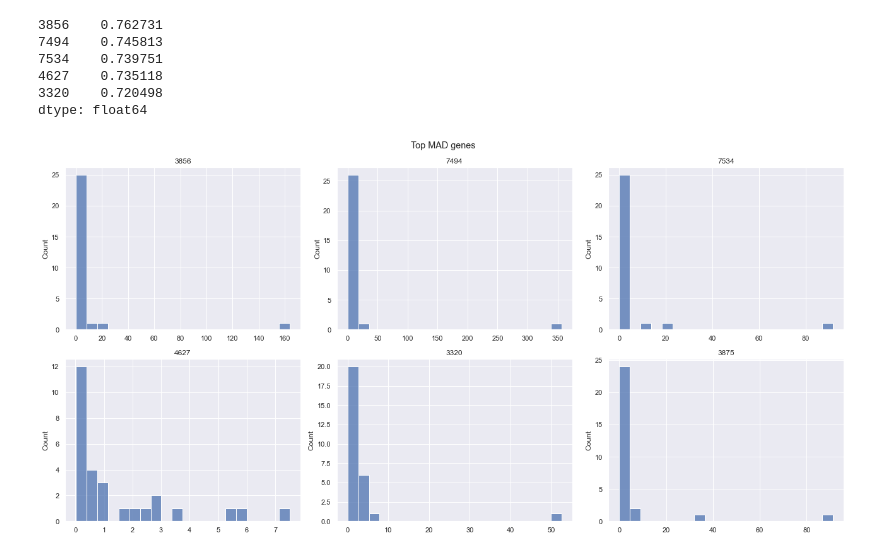
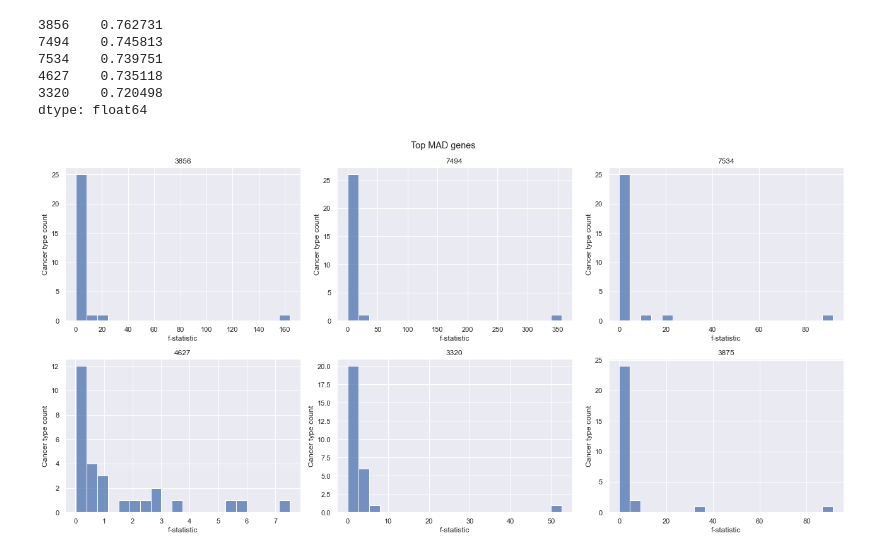
Before and after one commit to greenelab/pancancer-evaluation, a Jupyter notebook: 01_stratified_classification/plot_univariate_f_dists.ipynb, the cells around one changed output. Drawn from its saved outputs; the diff is of its cells as text; code cells hidden in the pictures.

```diff
--- a/01_stratified_classification/plot_univariate_f_dists.ipynb
+++ b/01_stratified_classification/plot_univariate_f_dists.ipynb
@@ -274,6 +276,8 @@ for ix, gene_to_plot in enumerate(genes_to_plot):
     dist_df = f_df.loc[gene_to_plot, :]
     sns.histplot(dist_df.values, ax=ax, bins=20)
     ax.set_title(gene_to_plot)
+    ax.set_xlabel('f-statistic')
+    ax.set_ylabel('Cancer type count')
 
 plt.suptitle('Top median f-test genes')
 plt.tight_layout()
@@ -306,6 +310,8 @@ for ix, gene_to_plot in enumerate(genes_to_plot):
     dist_df = f_df.loc[gene_to_plot, :]
     sns.histplot(dist_df.values, ax=ax, bins=20)
     ax.set_title(gene_to_plot)
+    ax.set_xlabel('f-statistic')
+    ax.set_ylabel('Cancer type count')
 
 plt.suptitle('Top pan-cancer f-test genes')
 plt.tight_layout()
@@ -333,17 +339,19 @@ dtype: float64
 # %%
 sns.set({'figure.figsize': (18, 9)})
 sns.set_context('notebook')
 
 fig, axarr = plt.subplots(2, 3)
 
 genes_to_plot = mad_df.index[:6]
 for ix, gene_to_plot in enumerate(genes_to_plot):
     ax = axarr[ix // 3, ix % 3]
     dist_df = f_df.loc[gene_to_plot, :]
     sns.histplot(dist_df.values, ax=ax, bins=20)
     ax.set_title(gene_to_plot)
+    ax.set_xlabel('f-statistic')
+    ax.set_ylabel('Cancer type count')
 
 plt.suptitle('Top MAD genes')
 plt.tight_layout()
 # %% [output]
-[figure, old version]
+[figure, new version]
```
Also changed, not shown: parts of 4 cells of this notebook, 8 other files.
